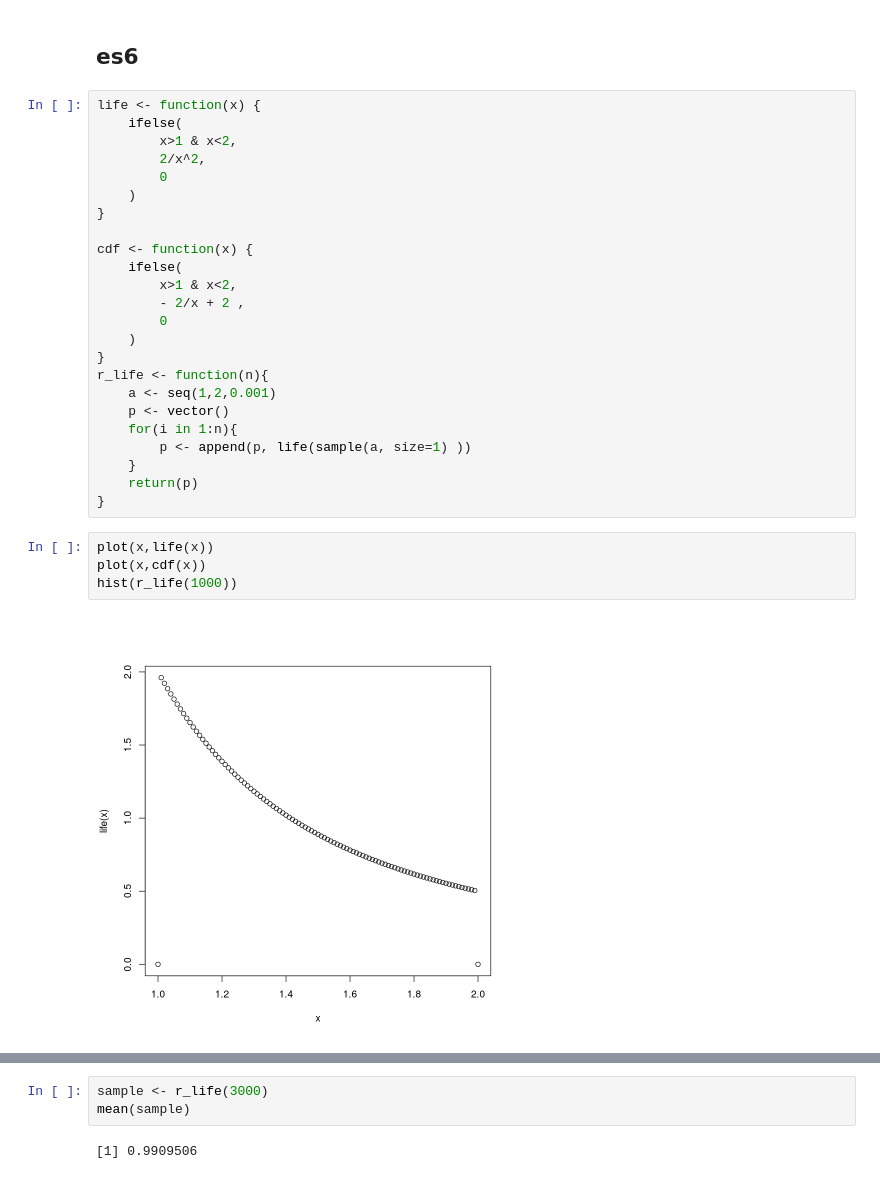
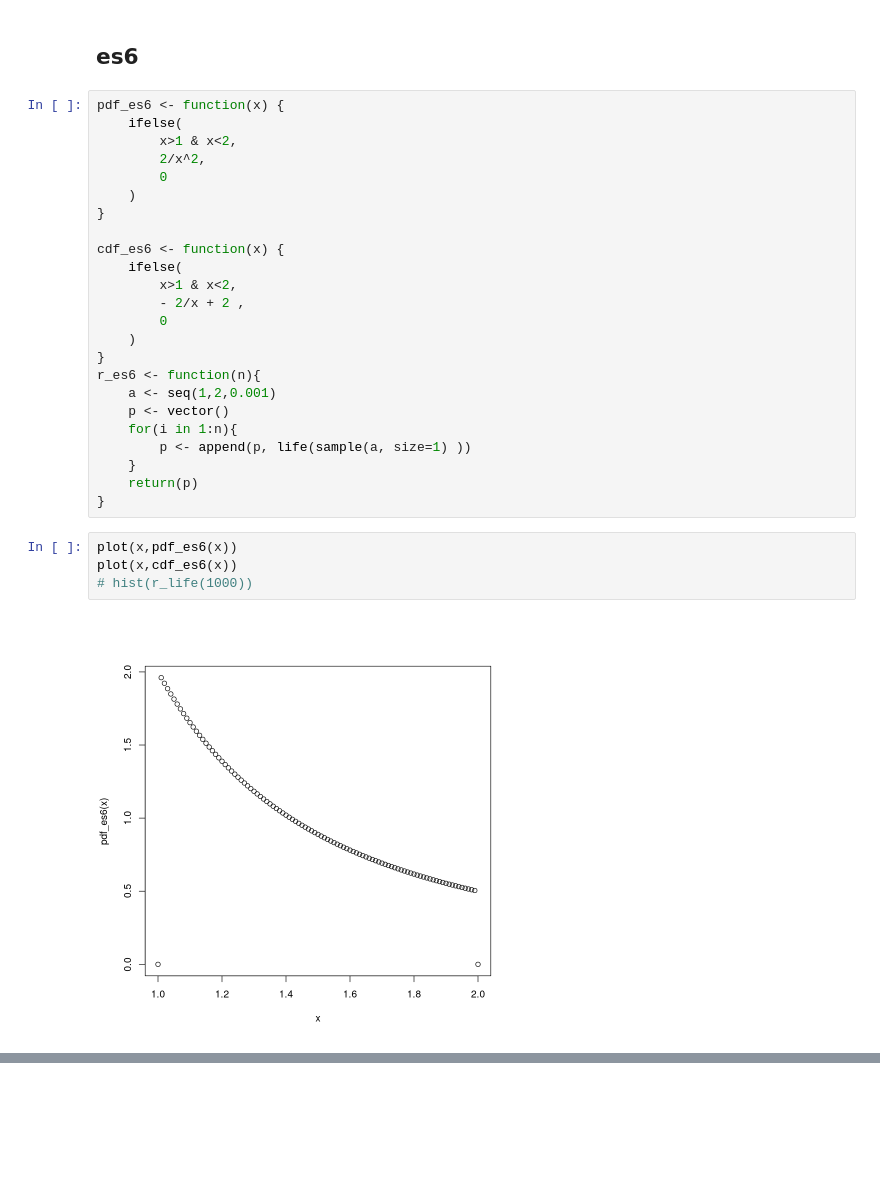
Before and after one commit to PietroCappelli/Advance_stat, a Jupyter notebook: Exercises/exercises02.ipynb, the cells around one changed output, grey strips where cells are left out. Drawn from its saved outputs; the diff is of its cells as text; blank space fills up the shorter version.

```diff
--- a/Exercises/exercises02.ipynb
+++ b/Exercises/exercises02.ipynb
@@ -216,7 +269,7 @@ hist(r)
 # %% [markdown]
 ## es6
 # %%
-life <- function(x) {
+pdf_es6 <- function(x) {
     ifelse(
         x>1 & x<2,
         2/x^2,
@@ -224,14 +277,14 @@ life <- function(x) {
     )
 }
 
-cdf <- function(x) {
+cdf_es6 <- function(x) {
     ifelse(
         x>1 & x<2,
         - 2/x + 2 ,
         0
     )
 }
-r_life <- function(n){
+r_es6 <- function(n){
     a <- seq(1,2,0.001)
     p <- vector()
     for(i in 1:n){
@@ -240,8 +293,8 @@ r_life <- function(n){
     return(p)
 }
 # %%
-plot(x,life(x))
-plot(x,cdf(x))
-hist(r_life(1000))
+plot(x,pdf_es6(x))
+plot(x,cdf_es6(x))
+# hist(r_life(1000))
 # %% [output]
-[figure, old version]
+[figure, new version]
@@ -250,5 +301,0 @@ hist(r_life(1000))
-# %%
-sample <- r_life(3000)
-mean(sample)
-# %% [output]
-[1] 0.9909506
```
Also changed, not shown: parts of 11 cells of this notebook.
